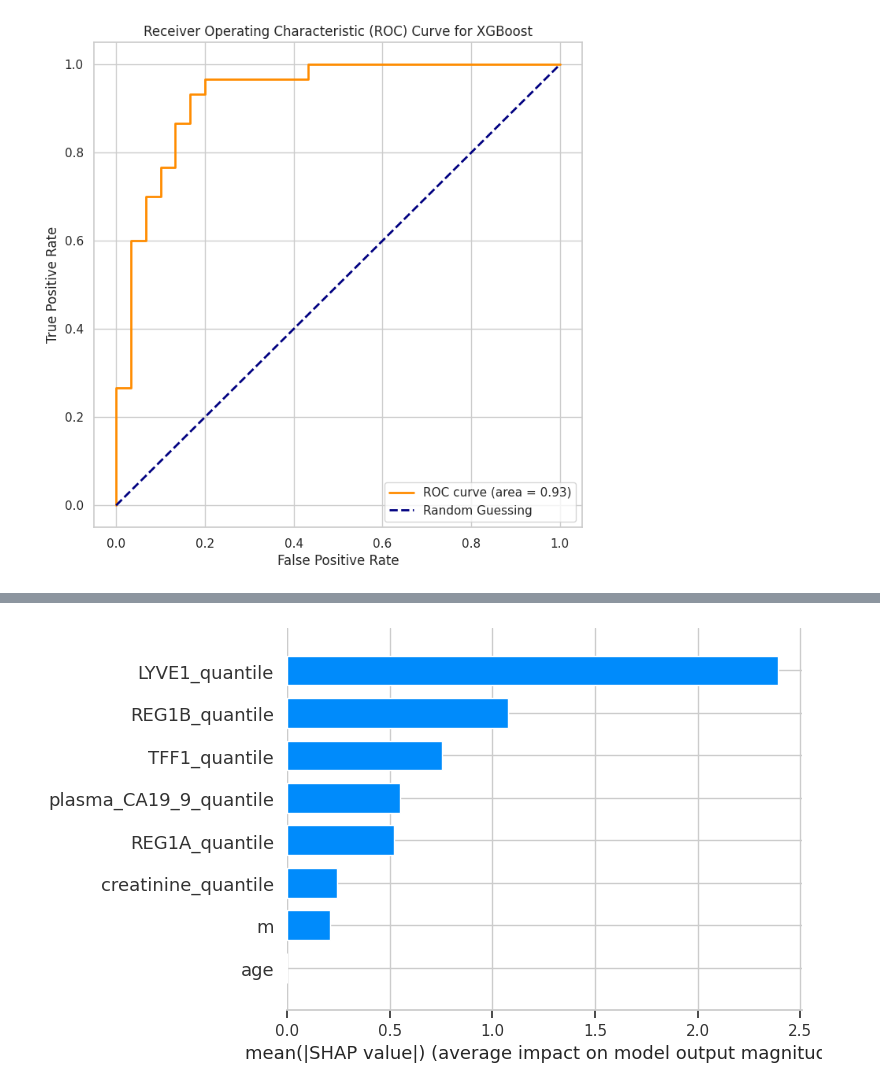
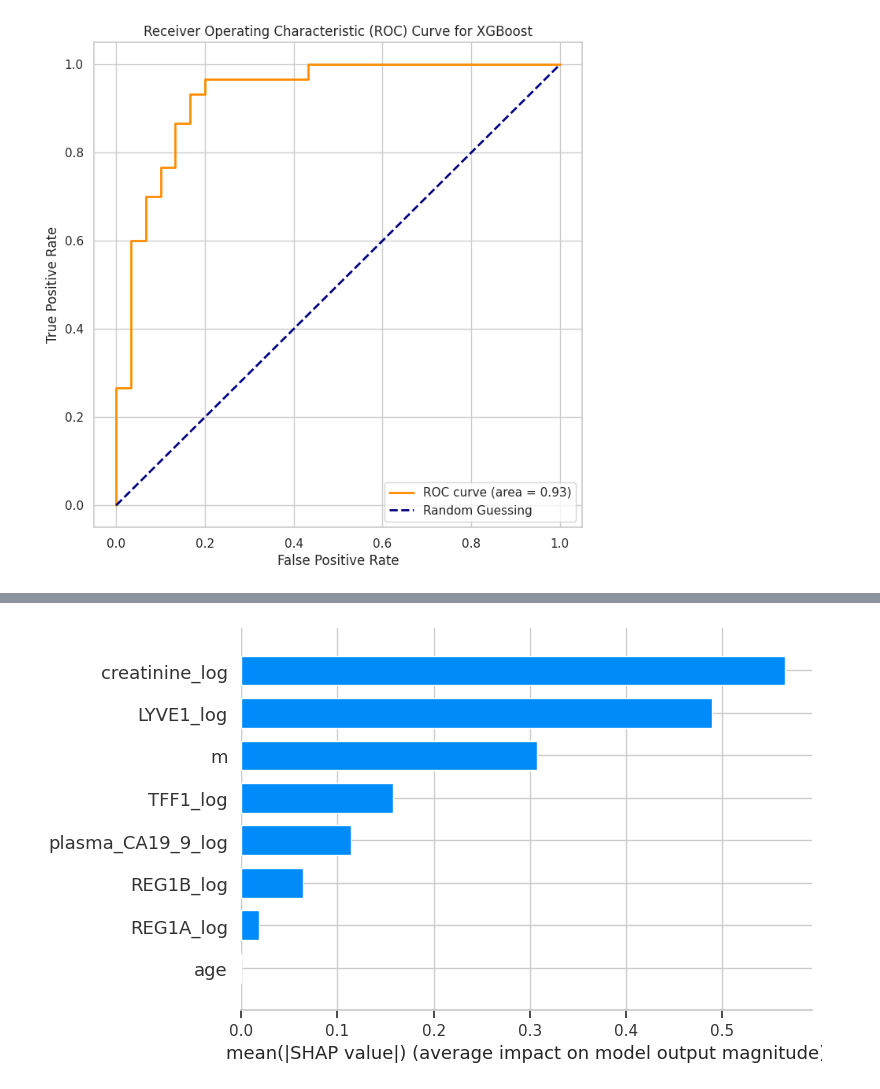
Before and after one commit to reubenleyland/3YPpancan, a Jupyter notebook: pancreatic-cancer-risk-factor.ipynb, the cells around one changed output, grey strips where cells are left out. Drawn from its saved outputs; the diff is of its cells as text; code cells hidden in the pictures.

```diff
--- a/pancreatic-cancer-risk-factor.ipynb
+++ b/pancreatic-cancer-risk-factor.ipynb
@@ -483,11 +489,11 @@ for feature in numerical_features:
 data_transformed = data_transformed.drop(columns=numerical_features)
 
 # Separate features and target variable
-X = data_transformed.drop(columns=['diagnosis'])  # Adjust column names accordingly
-y = data_transformed['diagnosis']
+X_logreg = data_transformed.drop(columns=['diagnosis'])  # Adjust column names accordingly
+y_logreg = data_transformed['diagnosis']
 
 # Split the data into training and testing sets
-X_train, X_test, y_train, y_test = train_test_split(X, y, test_size=0.2, random_state=42)
+X_train, X_test, y_train, y_test = train_test_split(X_logreg, y_logreg, test_size=0.2, random_state=42)
 
 # Standardize the features
 scaler = StandardScaler()
@@ -502,10 +508,3 @@ logistic_regression_model.fit(X_train_scaled, y_train)
 
 # Make predictions on the test set
 y_pred = logistic_regression_model.predict(X_test_scaled)
-
-# Evaluate the performance of the logistic regression model
-accuracy = accuracy_score(y_test, y_pred)
-classification_report_output = classification_report(y_test, y_pred)
-
-print(f"Accuracy: {accuracy}")
-print("Classification Report:\n", classification_report_output)
@@ -590,15 +597,16 @@ Specificity: 0.7333333333333333
 
 Now tree XGBoost model
 # %%
-## Use the smoothed data from the quantiles
+## Use the smoothed data from log transform
+#We'll be doing a log transform for the inputs here
+# Split the data into training and testing sets
+X_train, X_test, y_train, y_test = train_test_split(X_logreg, y_logreg, test_size=0.2, random_state=42)
 
-#Split our target and features
-X = data_transformed_quantiles.drop(columns=['diagnosis'])
-y = data_transformed_quantiles['diagnosis']
+# Standardize the features
+scaler = StandardScaler()
+X_train_scaled = scaler.fit_transform(X_train)
+X_test_scaled = scaler.transform(X_test)
 
-
-# Split the data into training and testing sets
-X_train, X_test, y_train, y_test = train_test_split(X, y, test_size=0.2, random_state=42)
 
 # Create an XGBoost classifier
 xgb_classifier = XGBClassifier(random_state=42)
@@ -608,10 +616,3 @@ xgb_classifier.fit(X_train_scaled, y_train)
 
 # Make predictions on the test set
 y_pred = xgb_classifier.predict(X_test_scaled)
-
-# Evaluate the performance of the XGBoost classifier
-accuracy = accuracy_score(y_test, y_pred)
-classification_report_output = classification_report(y_test, y_pred)
-
-print(f"Accuracy: {accuracy}")
-print("Classification Report:\n", classification_report_output)
@@ -688,6 +678,6 @@ explainer = shap.Explainer(xgb_classifier, X_train)
 shap_values = explainer.shap_values(X_test)
 
 # Summary plot of SHAP values
-shap.summary_plot(shap_values, X_test, feature_names=X.columns, plot_type='bar', show=False)
+shap.summary_plot(shap_values, X_test, feature_names=X_logreg.columns, plot_type='bar', show=False)
 plt.show()
 # %% [output]
@@ -695 +685 @@ plt.show()
-[figure, old version]
+[figure, new version]
```
Also changed, not shown: parts of 23 cells of this notebook.
